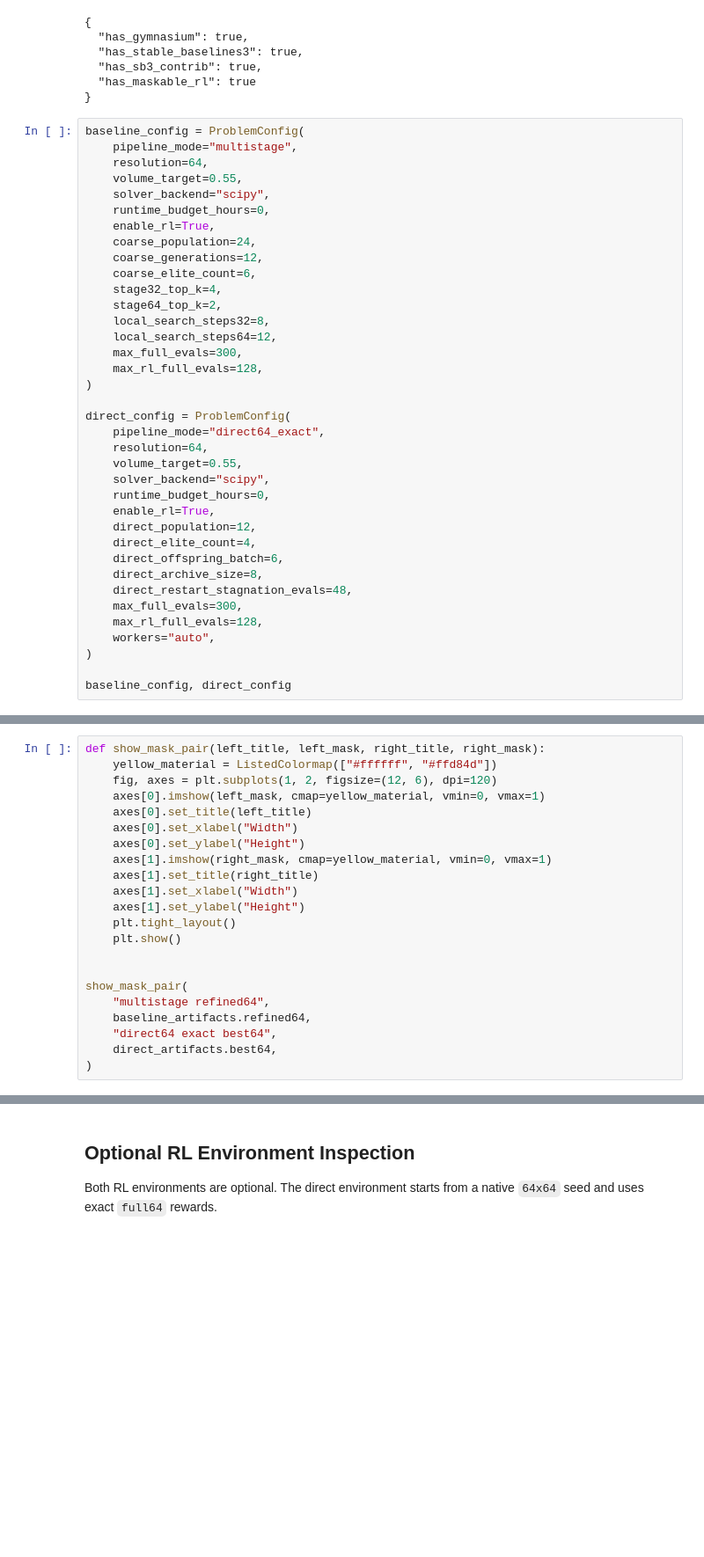
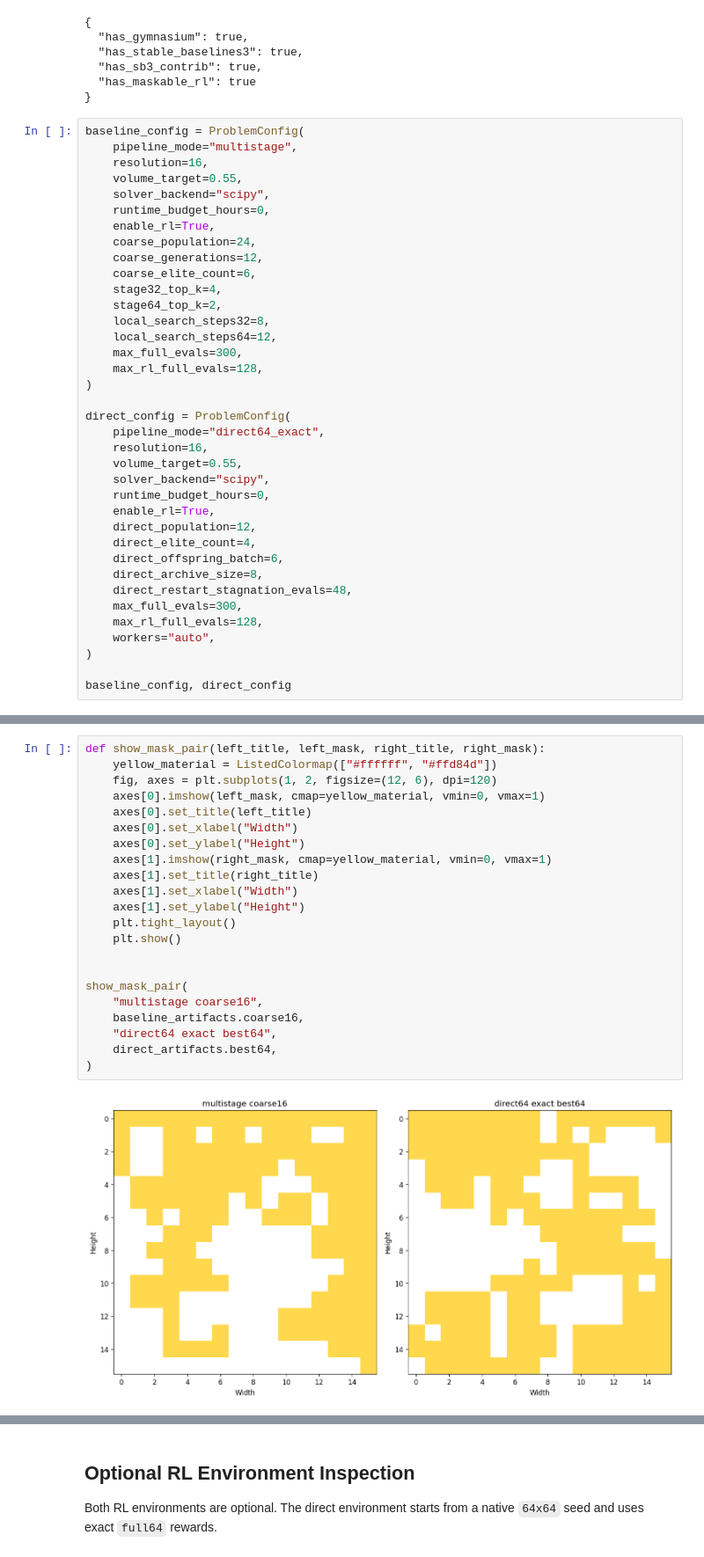
Before and after one commit to gigatskhondia/gigala, a Jupyter notebook: gigala/topology/topology_optimiz/gen_rl/TO_by_GA_and_RL_refinement_v3b.ipynb, the cells around one changed output, grey strips where cells are left out. Shown at 88% size. Drawn from its saved outputs; the diff is of its cells as text; blank space fills up the shorter version.

```diff
--- a/gigala/topology/topology_optimiz/gen_rl/TO_by_GA_and_RL_refinement_v3b.ipynb
+++ b/gigala/topology/topology_optimiz/gen_rl/TO_by_GA_and_RL_refinement_v3b.ipynb
@@ -57,7 +57,7 @@ print(json.dumps({
 # %%
 baseline_config = ProblemConfig(
     pipeline_mode="multistage",
-    resolution=64,
+    resolution=16,
     volume_target=0.55,
     solver_backend="scipy",
     runtime_budget_hours=0,
@@ -75,7 +75,7 @@ baseline_config = ProblemConfig(
 
 direct_config = ProblemConfig(
     pipeline_mode="direct64_exact",
-    resolution=64,
+    resolution=16,
     volume_target=0.55,
     solver_backend="scipy",
     runtime_budget_hours=0,
@@ -135,25 +134,27 @@ AttributeError: 'Source' object has no attribute 'asttext'
 # %%
 def show_mask_pair(left_title, left_mask, right_title, right_mask):
     yellow_material = ListedColormap(["#ffffff", "#ffd84d"])
     fig, axes = plt.subplots(1, 2, figsize=(12, 6), dpi=120)
     axes[0].imshow(left_mask, cmap=yellow_material, vmin=0, vmax=1)
     axes[0].set_title(left_title)
     axes[0].set_xlabel("Width")
     axes[0].set_ylabel("Height")
     axes[1].imshow(right_mask, cmap=yellow_material, vmin=0, vmax=1)
     axes[1].set_title(right_title)
     axes[1].set_xlabel("Width")
     axes[1].set_ylabel("Height")
     plt.tight_layout()
     plt.show()
 
 
 show_mask_pair(
-    "multistage refined64",
-    baseline_artifacts.refined64,
+    "multistage coarse16",
+    baseline_artifacts.coarse16,
     "direct64 exact best64",
     direct_artifacts.best64,
 )
+# %% [output]
+[figure, added]
 # %%
 if baseline_artifacts.refined32 is not None:
     fig, axes = plt.subplots(1, 3, figsize=(15, 5), dpi=120)
```
Also changed, not shown: parts of 5 cells of this notebook.
